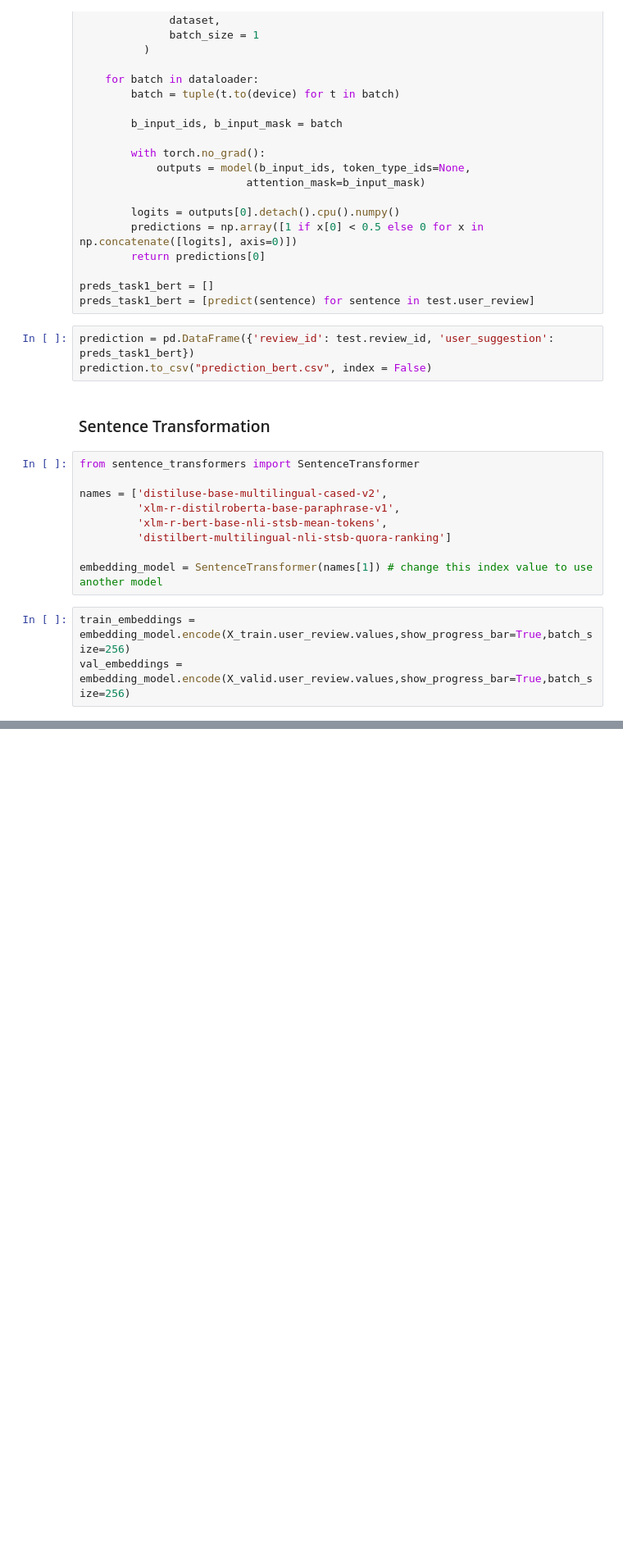
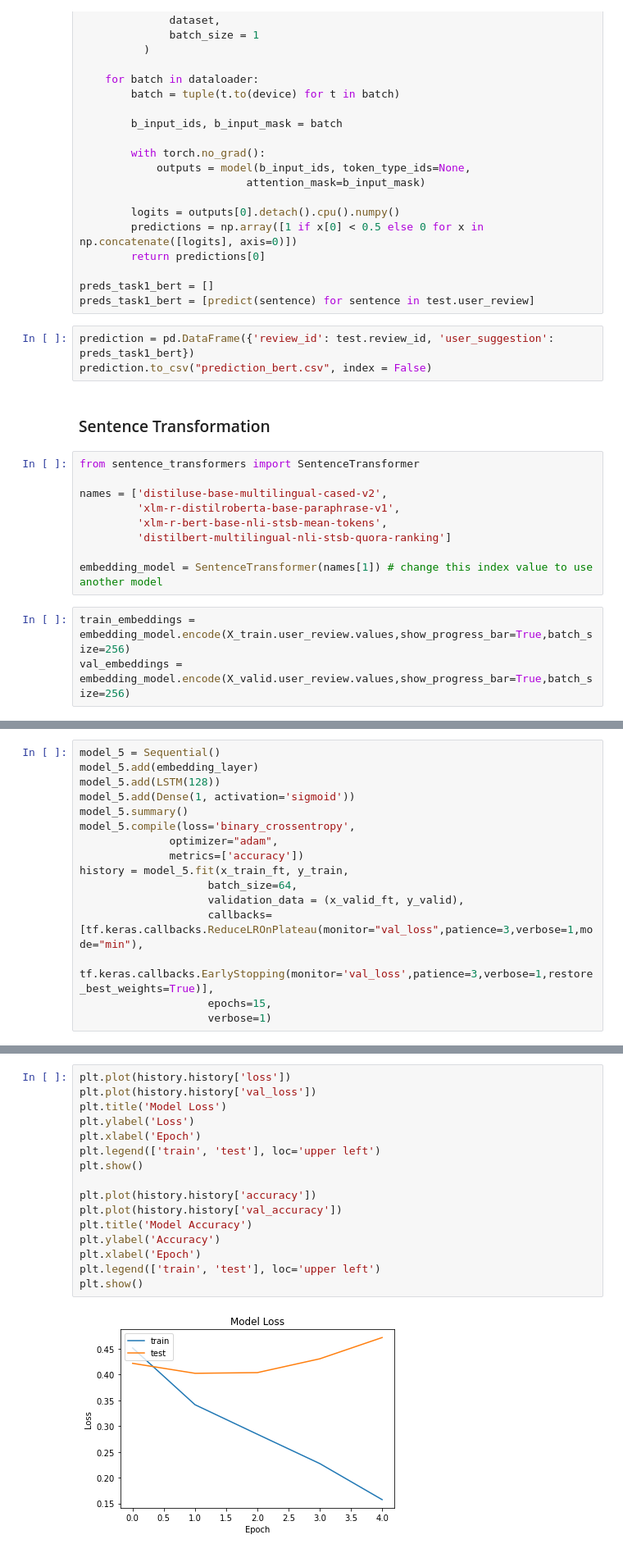
Before and after one commit to ralucaginga/ML-Projects, a Jupyter notebook: Steam Game User Suggestion/03. Modelling.ipynb, the cells around one changed output, grey strips where cells are left out. Shown at 82% size. Drawn from its saved outputs; the diff is of its cells as text; blank space fills up the shorter version.

```diff
--- a/Steam Game User Suggestion/03. Modelling.ipynb
+++ b/Steam Game User Suggestion/03. Modelling.ipynb
@@ -685,0 +839,16 @@ model_3.evaluate(val_embeddings, y_valid, steps = 10, verbose = 1)
+# %%
+model_5 = Sequential()
+model_5.add(embedding_layer)
+model_5.add(LSTM(128))
+model_5.add(Dense(1, activation='sigmoid'))
+model_5.summary()
+model_5.compile(loss='binary_crossentropy',
+              optimizer="adam",
+              metrics=['accuracy'])
+history = model_5.fit(x_train_ft, y_train,
+                    batch_size=64,
+                    validation_data = (x_valid_ft, y_valid),
+                    callbacks=[tf.keras.callbacks.ReduceLROnPlateau(monitor="val_loss",patience=3,verbose=1,mode="min"),
+                              tf.keras.callbacks.EarlyStopping(monitor='val_loss',patience=3,verbose=1,restore_best_weights=True)],
+                    epochs=15,
+                    verbose=1)
@@ -685,0 +873,18 @@ model_3.evaluate(val_embeddings, y_valid, steps = 10, verbose = 1)
+# %%
+plt.plot(history.history['loss'])
+plt.plot(history.history['val_loss'])
+plt.title('Model Loss')
+plt.ylabel('Loss')
+plt.xlabel('Epoch')
+plt.legend(['train', 'test'], loc='upper left')
+plt.show()
+
+plt.plot(history.history['accuracy'])
+plt.plot(history.history['val_accuracy'])
+plt.title('Model Accuracy')
+plt.ylabel('Accuracy')
+plt.xlabel('Epoch')
+plt.legend(['train', 'test'], loc='upper left')
+plt.show()
+# %% [output]
+[figure, added]
```
Also changed, not shown: parts of 15 cells of this notebook.
